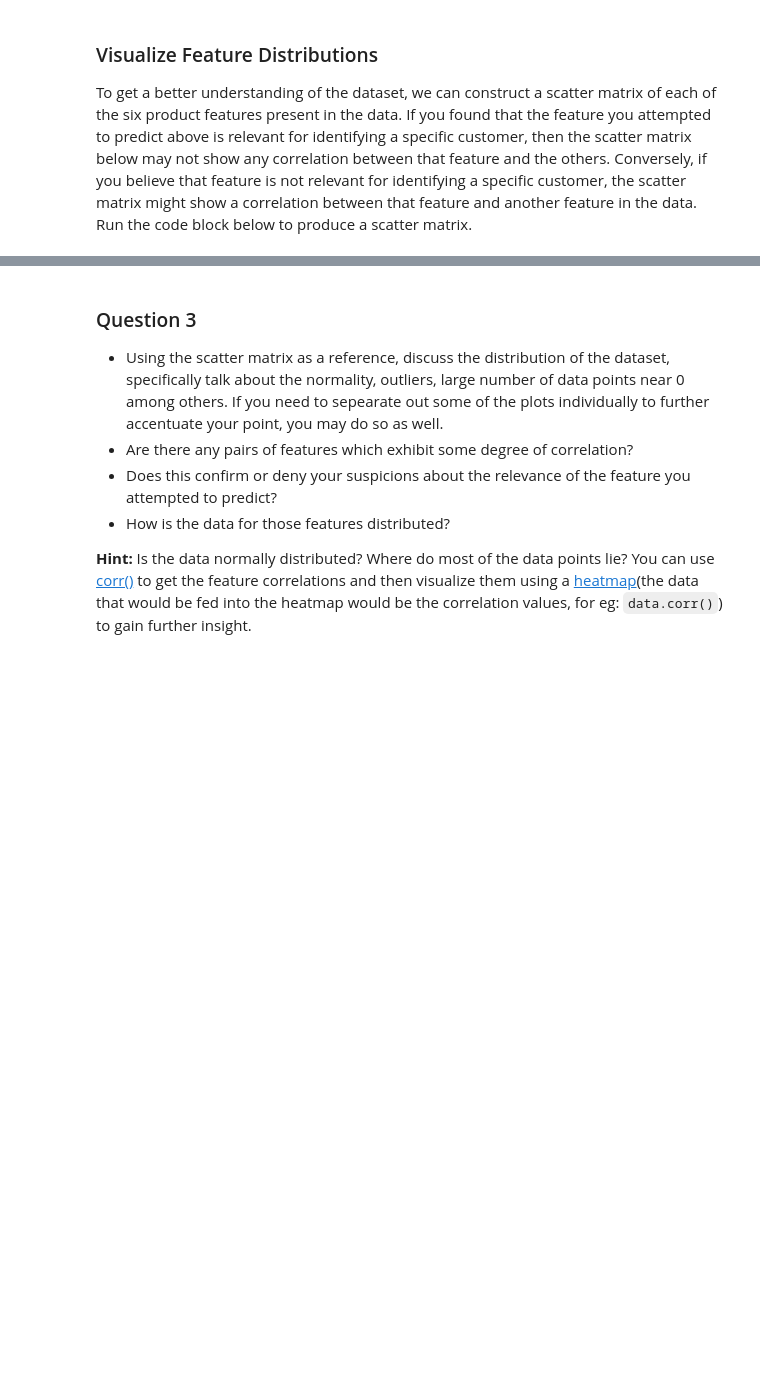
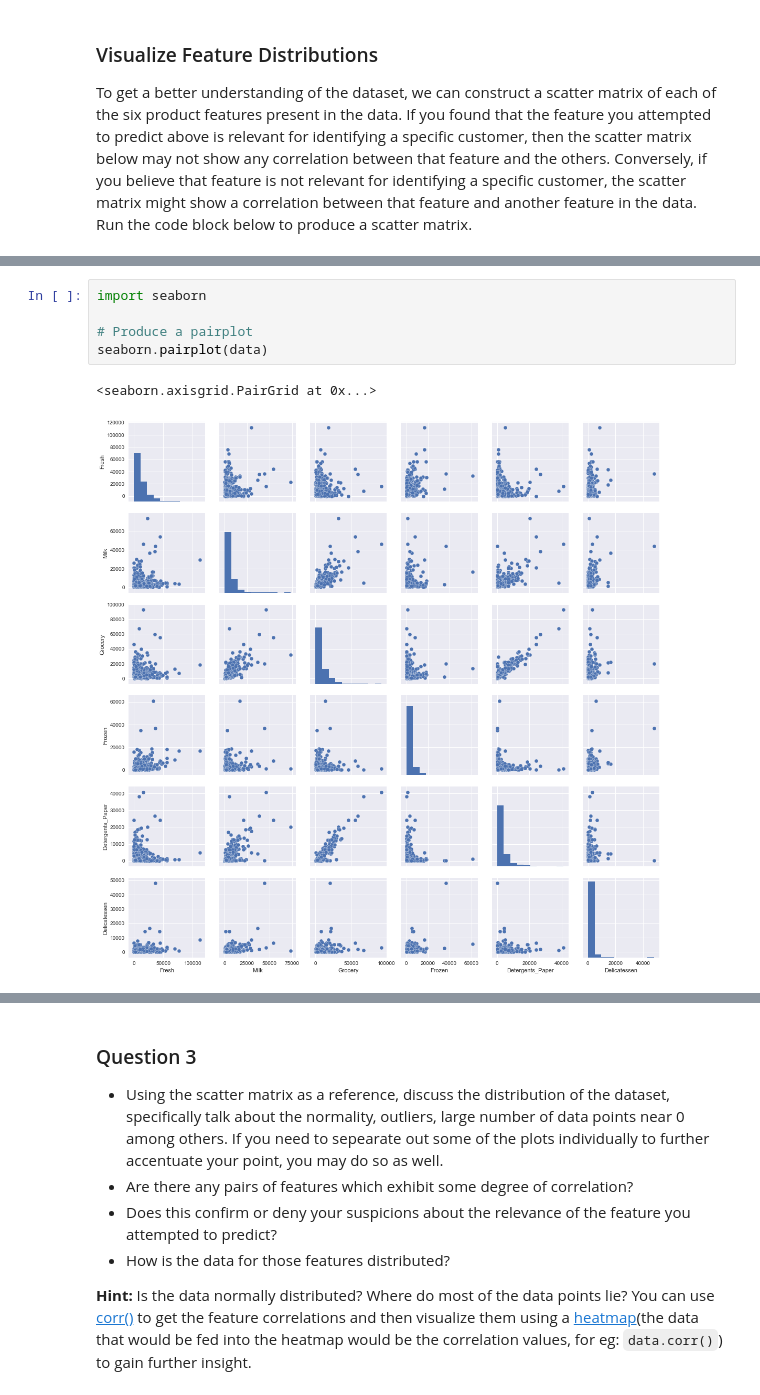
Before and after one commit to Bonz07/MachineLearningNanodegree, a Jupyter notebook: projects/customer_segments/customer_segments.ipynb, the cells around one changed output, grey strips where cells are left out. Drawn from its saved outputs; the diff is of its cells as text; blank space fills up the shorter version.

```diff
--- a/projects/customer_segments/customer_segments.ipynb
+++ b/projects/customer_segments/customer_segments.ipynb
@@ -114,0 +166,8 @@ pd.scatter_matrix(data, alpha = 0.3, figsize = (14,8), diagonal = 'kde');
+# %%
+import seaborn
+
+# Produce a pairplot
+seaborn.pairplot(data)
+# %% [output]
+<seaborn.axisgrid.PairGrid at 0x...>
+[figure, added]
```
Also changed, not shown: parts of 31 cells of this notebook.
